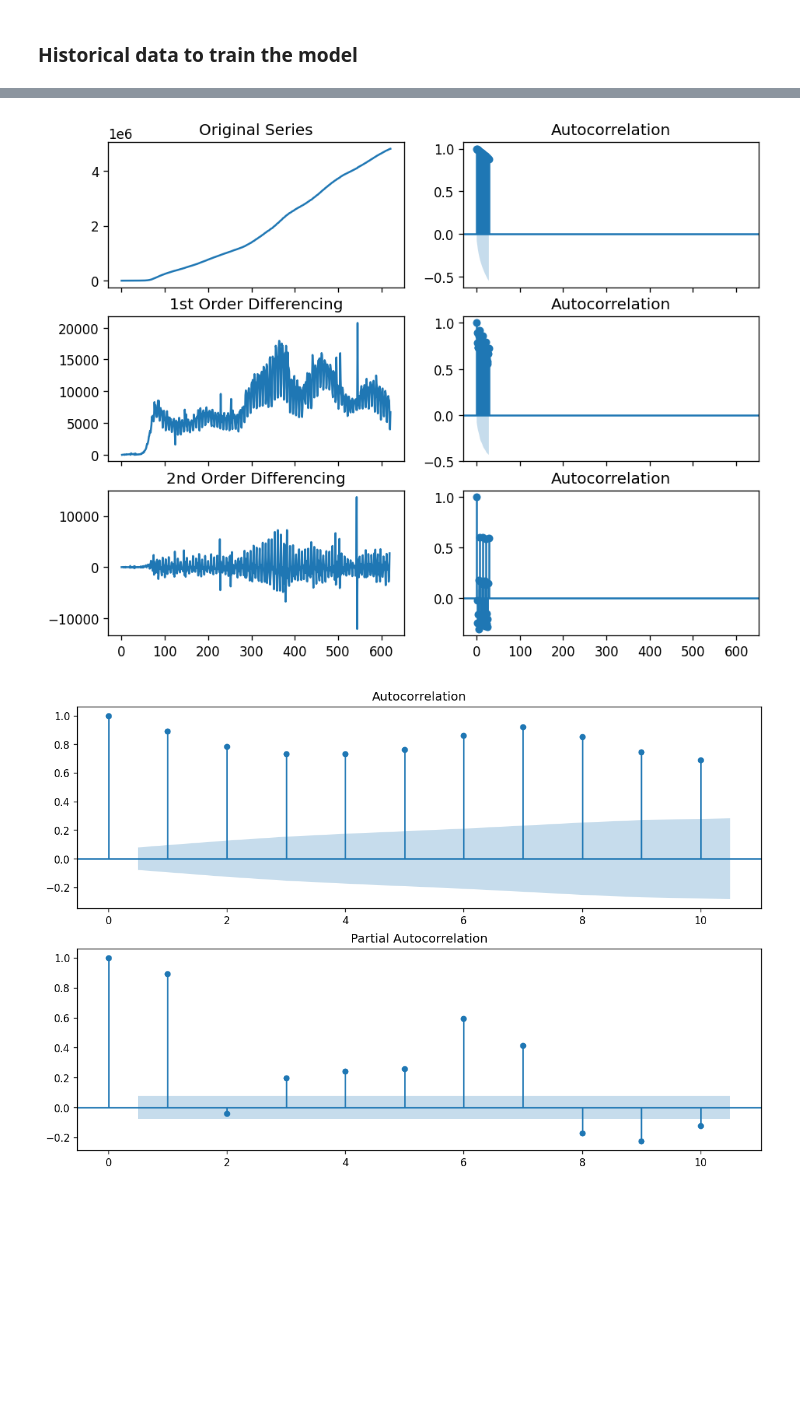
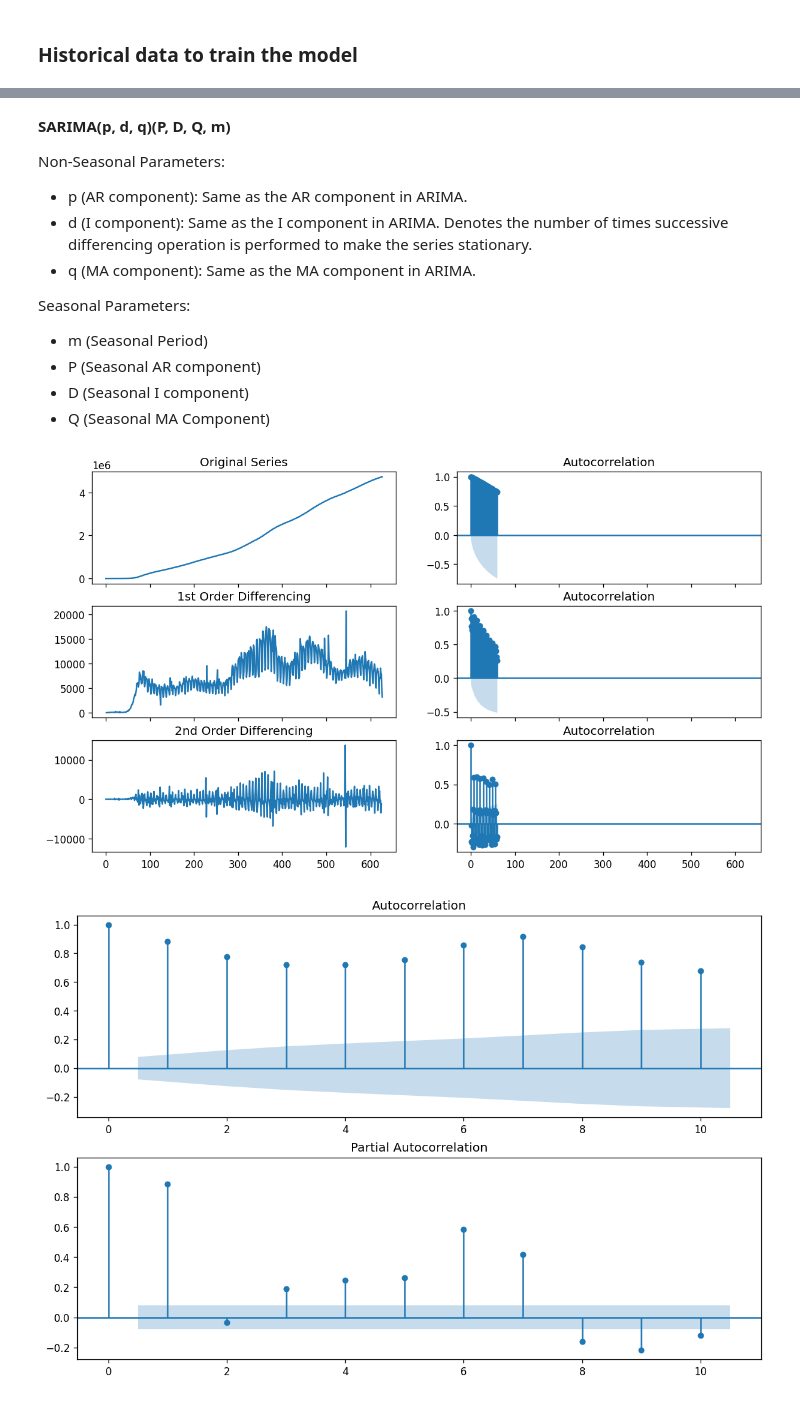
Before and after one commit to shradhapewekar/Handling-Mixed-data-Covid-predictive-analysis, a Jupyter notebook: Predictive.ipynb, the cells around one changed output, grey strips where cells are left out. Cells and saved outputs as stored; diff of their text form; code cells hidden in the pictures; blank space fills up the shorter version.

```diff
--- a/Predictive.ipynb
+++ b/Predictive.ipynb
@@ -3,6 +3,10 @@ import requests
 import pandas as pd
 import matplotlib.pyplot as plt
 import seaborn as sns
+import os
+import warnings
+warnings.filterwarnings('ignore')
+pwd = os.getcwd()
 # %%
 api_address = "https://api.covid19api.com/summary"
 # %%
@@ -164,3 +180,5 @@ main_df.shape
+# %%
+main_df = pd.read_csv(os.path.basename(pwd +'/main_data.csv'))
 # %%
 df_austria = main_df[main_df.Country == 'Australia'].reset_index()
 # %%
@@ -284,3 +418,18 @@ for index, row in confirmed.iterrows():
+# %% [markdown]
+**SARIMA(p, d, q)(P, D, Q, m)**
+
+Non-Seasonal Parameters:
+
+- p (AR component): Same as the AR component in ARIMA.
+- d (I component): Same as the I component in ARIMA. Denotes the number of times successive differencing operation is performed to make the series stationary.
+- q (MA component): Same as the MA component in ARIMA.
+
+Seasonal Parameters:
+
+- m (Seasonal Period)
+- P (Seasonal AR component)
+- D (Seasonal I component)
+- Q (Seasonal MA Component)
 # %%
 from sklearn.preprocessing import StandardScaler
 from sklearn.svm import SVR
@@ -306,22 +462,22 @@ def adfuller_test(dataframe, feature):
 # %%
-plt.rcParams.update({'figure.figsize':(9,7), 'figure.dpi':120})
+plt.rcParams.update({'figure.figsize':(12,7), 'figure.dpi':120})
 
 # Original Series
 fig, axes = plt.subplots(3, 2, sharex=True)
 axes[0, 0].plot(death['Deaths']); axes[0, 0].set_title('Original Series')
-plot_acf(death['Deaths'], ax=axes[0, 1])
+plot_acf(death['Deaths'], ax=axes[0, 1],lags= 60)
 
 # 1st Differencing
 axes[1, 0].plot(death['Deaths'].diff().dropna()); axes[1, 0].set_title('1st Order Differencing')
-plot_acf(death['Deaths'].diff().dropna(), ax=axes[1, 1])
+plot_acf(death['Deaths'].diff().dropna(), ax=axes[1, 1],lags= 60)
 diffval = death['Deaths'].diff().dropna()
 
 # 2nd Differencing
 axes[2, 0].plot(np.diff(diffval)); axes[2, 0].set_title('2nd Order Differencing')
-plot_acf(np.diff(diffval), ax=axes[2, 1])
+plot_acf(np.diff(diffval), ax=axes[2, 1],lags= 60)
 plt.show()
 # %% [output]
-[figure, old version]
+[figure, new version]
 # %%
 #Autocorrelation Graphs
 fig = plt.figure(figsize=(12,8))
```
Also changed, not shown: parts of 73 cells of this notebook.
